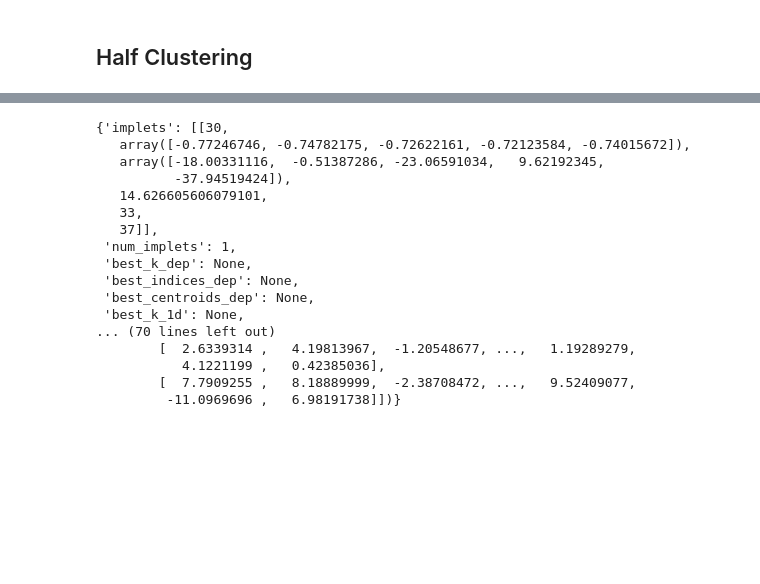
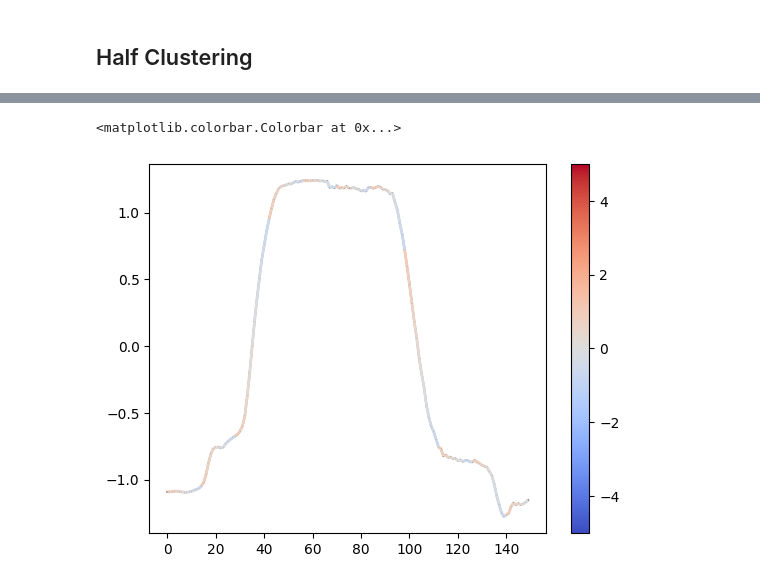
Before and after one commit to LbzSteven/implet, a Jupyter notebook: implet_extractor.ipynb, the cells around one changed output, grey strips where cells are left out. Saved outputs shown, nothing was run; the diff lists cells and outputs as text; code cells hidden in the pictures; blank space fills up the shorter version.

Commit message:
[minor] adapt visualization for half dataset

```diff
--- a/implet_extractor.ipynb
+++ b/implet_extractor.ipynb
@@ -370,24 +379,28 @@ for j in range(num_clusters):
 # %%
 [len(s) for s in identified_implets.values()]
 # %%
-data = pickle_load_from_file(f'./output/half_implet/FCN/GunPoint/KernelShap/implets_class0_cluster_results.pkl')
+data = pickle_load_from_file(f'./output/half_implet/FCN/GunPoint/InputXGradient/implets_class0_cluster_results.pkl')
 # %%
-data
+idx = list(data['best_indices_dep'][0])[0]
+attr = pickle_load_from_file(f'./attributions/GunPoint/InputXGradient/test_exp.pkl')
+attr = attr['attributions'][idx]
+
+fig, ax = plt.subplots()
+
+xs = data['first_half_x'].squeeze()
+implet = data['implets'][idx]
+l, r = implet[-2], implet[-1]
+plt.plot(xs[implet[0]], color='gray')
+
+points = np.array([np.arange(len(xs[implet[0]])), xs[implet[0]]]).T.reshape(-1, 1, 2)
+segments = np.concatenate([points[:-1], points[1:]], axis=1)
+max_val = np.max(np.abs(attr))
+norm = plt.Normalize(-max_val, max_val)
+lc = LineCollection(segments, cmap='coolwarm', norm=norm)
+lc.set_array(xs[implet[0]][l:r + 1][:-1])
+lc.set_linewidth(2)
+line = ax.add_collection(lc)
+fig.colorbar(line, ax=ax)
 # %% [output]
-{'implets': [[30,
-   array([-0.77246746, -0.74782175, -0.72622161, -0.72123584, -0.74015672]),
-   array([-18.00331116,  -0.51387286, -23.06591034,   9.62192345,
-          -37.94519424]),
-   14.626605606079101,
-   33,
-   37]],
- 'num_implets': 1,
- 'best_k_dep': None,
- 'best_indices_dep': None,
- 'best_centroids_dep': None,
- 'best_k_1d': None,
-... (70 lines left out)
-        [  2.6339314 ,   4.19813967,  -1.20548677, ...,   1.19289279,
-           4.1221199 ,   0.42385036],
-        [  7.7909255 ,   8.18889999,  -2.38708472, ...,   9.52409077,
-         -11.0969696 ,   6.98191738]])}
+<matplotlib.colorbar.Colorbar at 0x...>
+[figure, added]
```
Also changed, not shown: parts of 4 cells of this notebook, 3 other files.
